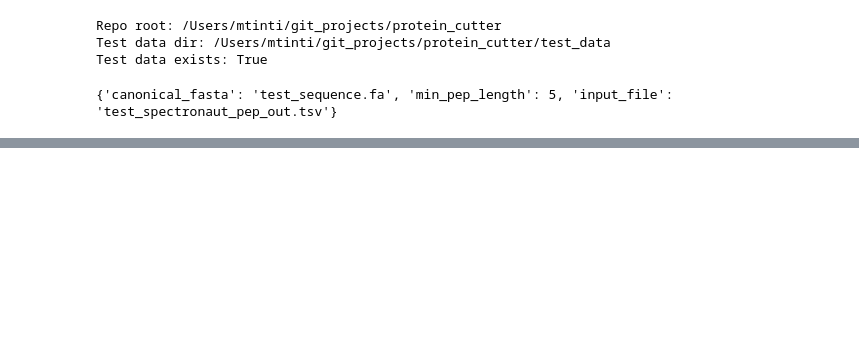
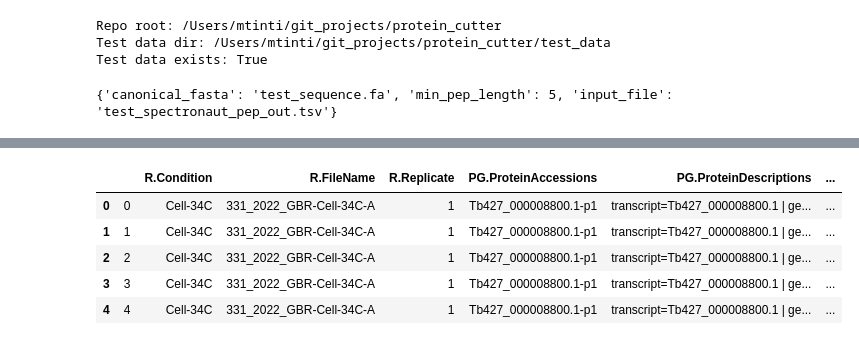
Before and after one commit to mtinti/protein_cutter, a Jupyter notebook: nbs/01_annotation.ipynb, the cells around one changed output, grey strips where cells are left out. Saved outputs shown, nothing was run; the diff lists cells and outputs as text; code cells hidden in the pictures; blank space fills up the shorter version.

```diff
--- a/nbs/01_annotation.ipynb
+++ b/nbs/01_annotation.ipynb
@@ -60,0 +82,13 @@ print(config)
+# %%
+#infile = "../datasets/spectronaut_peptide_report.tsv"
+infile = TEST_DATA/'pipeline_test/pep_report.tsv'
+df_pep  = pl.read_csv(infile,separator='\t').to_pandas()
+df_pep = df_pep[df_pep['PEP.NrOfMissedCleavages']==0]
+df_pep.head()
+# %% [output]
+|  |  | R.Condition | R.FileName | R.Replicate | PG.ProteinAccessions | PG.ProteinDescriptions | ... |
+| 0 | 0 | Cell-34C | 331_2022_GBR-Cell-34C-A | 1 | Tb427_000008800.1-p1 | transcript=Tb427_000008800.1 | ge... | ... |
+| 1 | 1 | Cell-34C | 331_2022_GBR-Cell-34C-A | 1 | Tb427_000008800.1-p1 | transcript=Tb427_000008800.1 | ge... | ... |
+| 2 | 2 | Cell-34C | 331_2022_GBR-Cell-34C-A | 1 | Tb427_000008800.1-p1 | transcript=Tb427_000008800.1 | ge... | ... |
+| 3 | 3 | Cell-34C | 331_2022_GBR-Cell-34C-A | 1 | Tb427_000008800.1-p1 | transcript=Tb427_000008800.1 | ge... | ... |
+| 4 | 4 | Cell-34C | 331_2022_GBR-Cell-34C-A | 1 | Tb427_000008800.1-p1 | transcript=Tb427_000008800.1 | ge... | ... |
```
Also changed, not shown: parts of 12 cells of this notebook, 9 other files.
